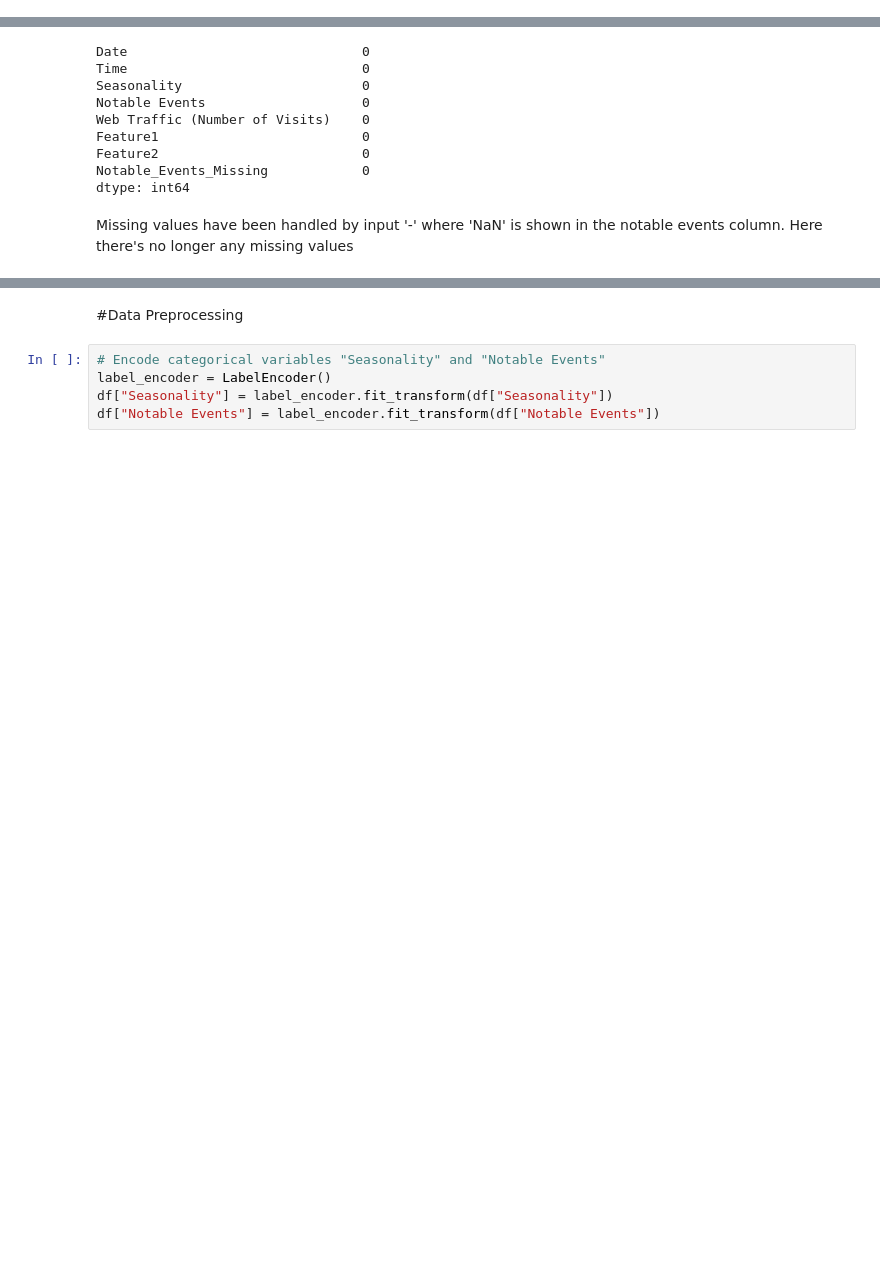
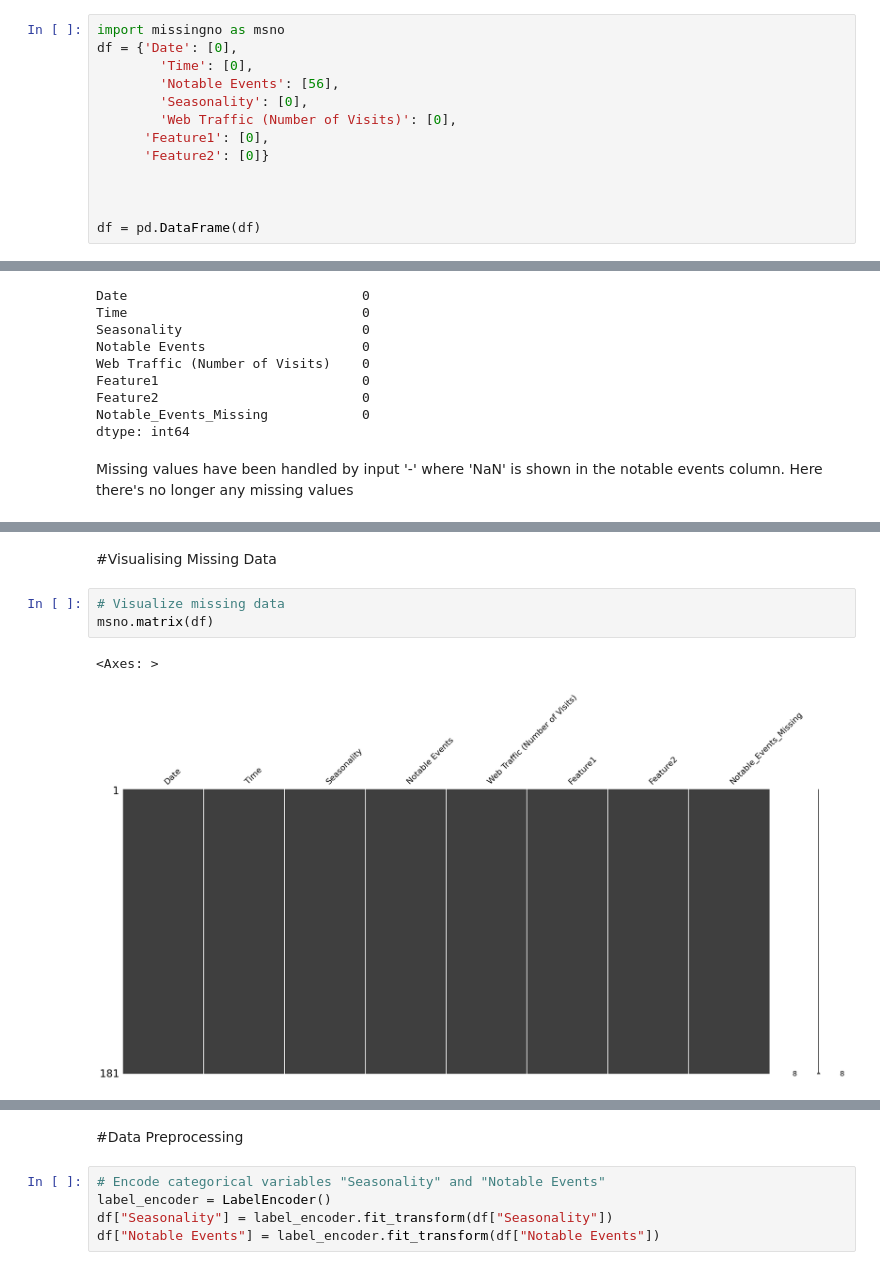
Before and after one commit to oluboladedeb/solid-goggles, a Jupyter notebook: Final_Year_Capstone_Project.ipynb, the cells around one changed output, grey strips where cells are left out. Cells and saved outputs as stored; diff of their text form; blank space fills up the shorter version.

```diff
--- a/Final_Year_Capstone_Project.ipynb
+++ b/Final_Year_Capstone_Project.ipynb
@@ -143,6 +144,19 @@ Feature2                           0
 dtype: int64
 # %% [markdown]
 Here there are no missing values in date, time, seasonality,web traffic, feature 1 and feature 2. However, there are 56 missing values in notable events column which must be fixed.
+# %%
+import missingno as msno
+df = {'Date': [0],
+        'Time': [0],
+        'Notable Events': [56],
+        'Seasonality': [0],
+        'Web Traffic (Number of Visits)': [0],
+      'Feature1': [0],
+      'Feature2': [0]}
+
+
+
+df = pd.DataFrame(df)
 # %%
   #  Create a missing value indicator for 'Notable Events'.
 # %%
@@ -176,3 +190,11 @@ df.head(10)
 | 7 | 2023-01-08 | 17:00:00 | Summer | New Collection | 4051 | Category C | Female | ... |
 | 8 | 2023-01-09 | 19:00:00 | Spring | - | 1848 | Category B | Female | ... |
 | 9 | 2023-01-10 | 15:30:00 | Winter | Sale | 1083 | Category C | Female | ... |
+# %% [markdown]
+#Visualising Missing Data
+# %%
+# Visualize missing data
+msno.matrix(df)
+# %% [output]
+<Axes: >
+[figure, added]
```
Also changed, not shown: parts of 5 cells of this notebook.
